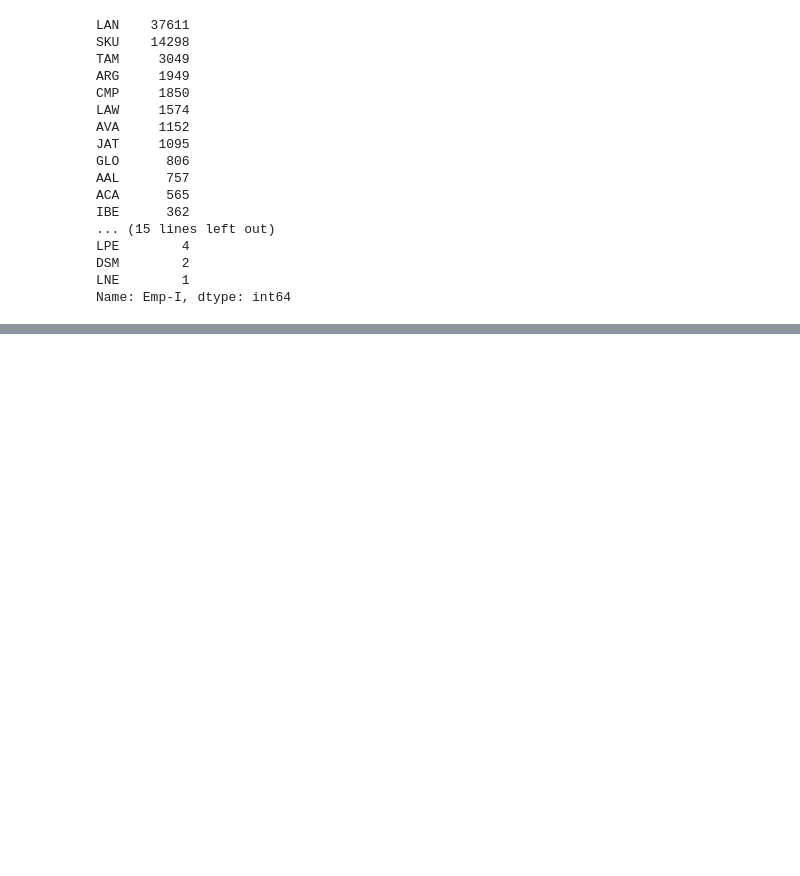
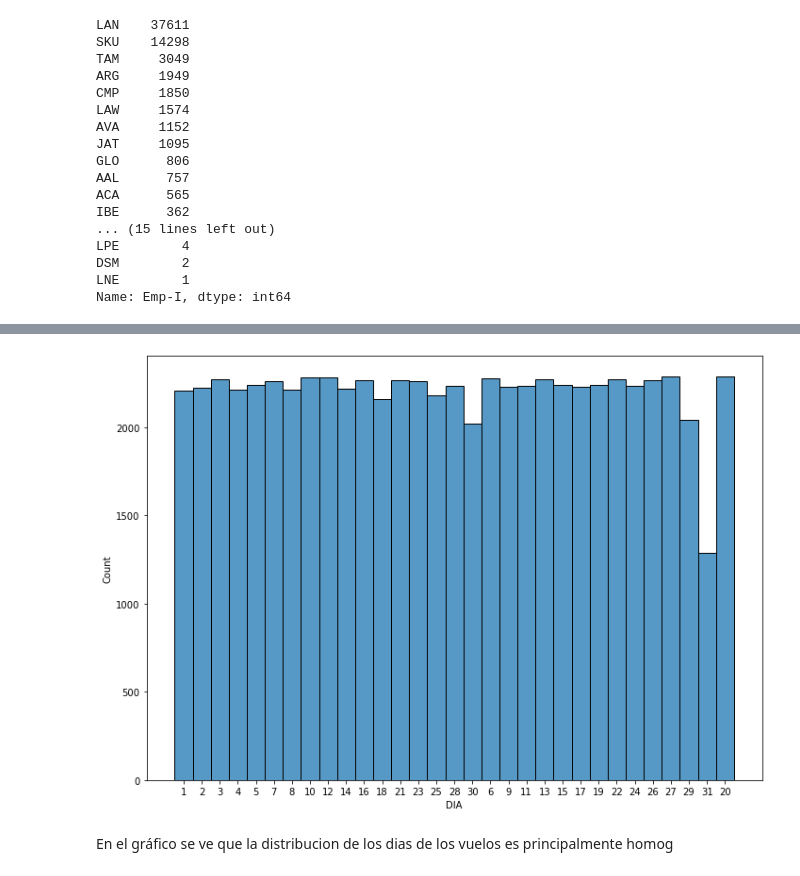
Before and after one commit to DanielATV/ChallengeLATAM, a Jupyter notebook: solution.ipynb, the cells around one changed output, grey strips where cells are left out. Saved outputs shown, nothing was run; the diff lists cells and outputs as text; code cells hidden in the pictures; blank space fills up the shorter version.

```diff
--- a/solution.ipynb
+++ b/solution.ipynb
@@ -194,0 +220,9 @@ plt.show()
+# %%
+a4_dims = (11.7, 8.27)
+fig, ax = plt.subplots(figsize=a4_dims)
+sns.histplot(ax=ax,data= df['DIA'].astype(str))
+plt.show()
+# %% [output]
+[figure, added]
+# %% [markdown]
+En el gráfico se ve que la distribucion de los dias de los vuelos es principalmente homog
```
Also changed, not shown: parts of 27 cells of this notebook.
